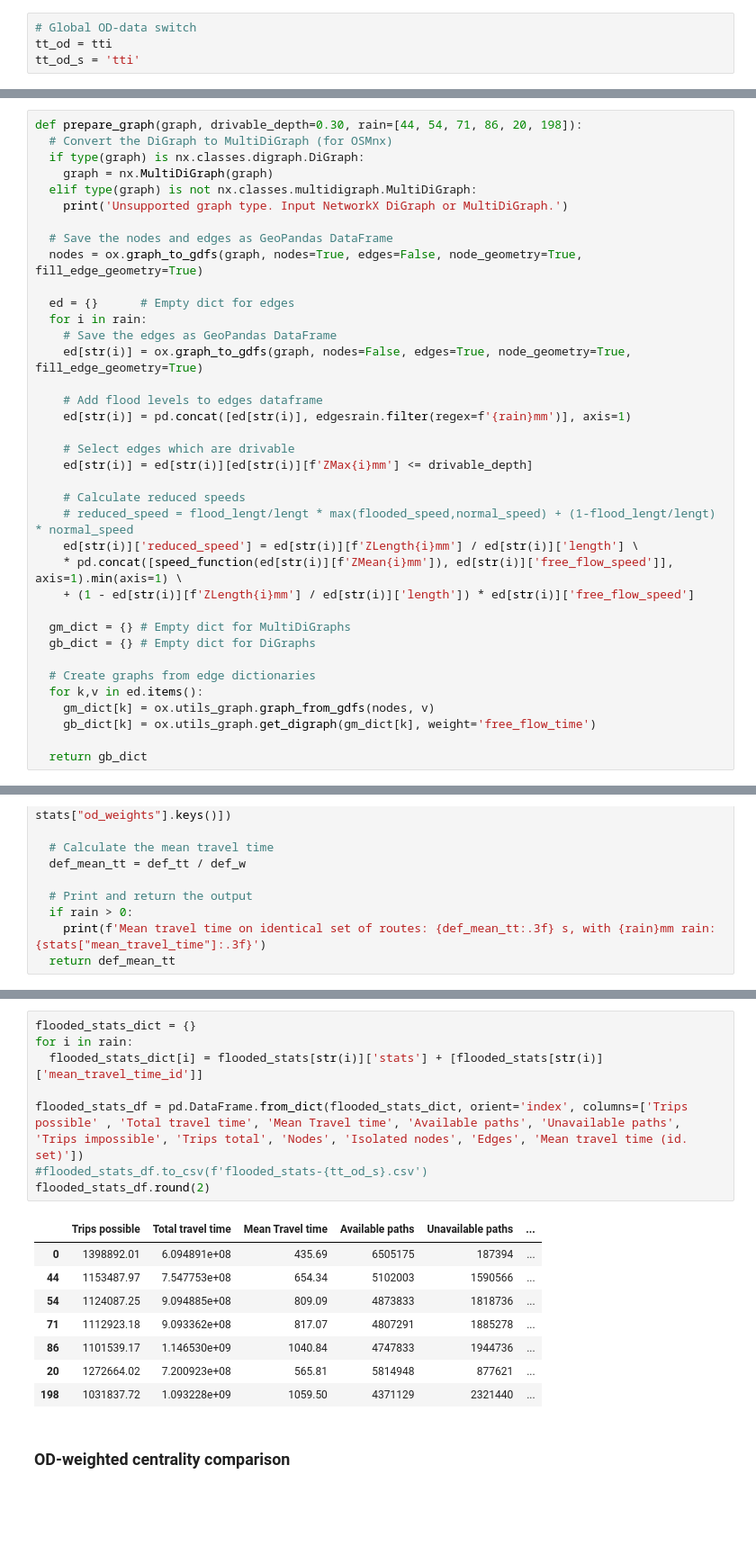
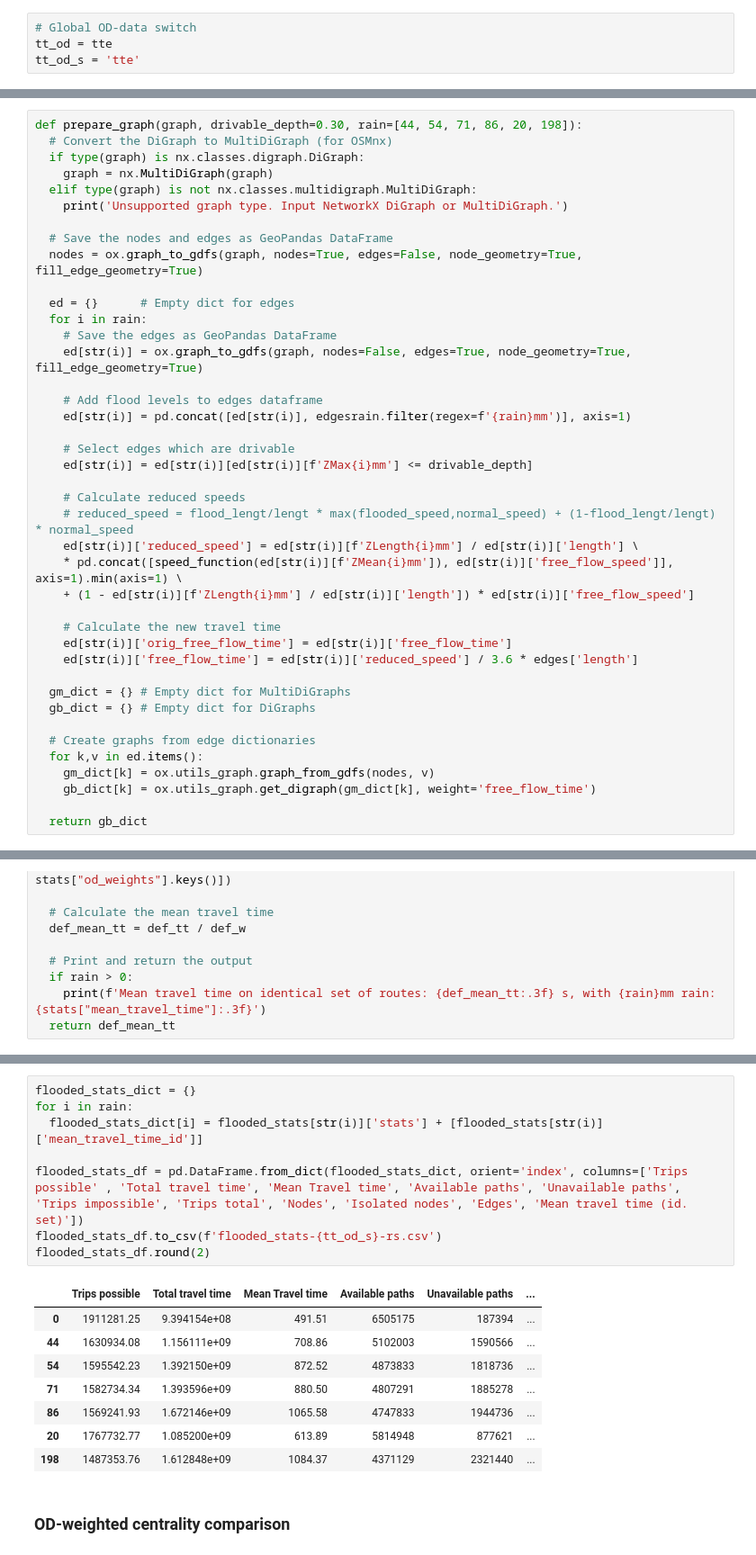
Before and after one commit to EwoutH/Helsinki-flood-BEP-project, a Jupyter notebook: road-graph/OSMnx_road_graph_analysis_BEP.ipynb, the cells around one changed output, grey strips where cells are left out. Shown at 90% size. Cells and saved outputs as stored; diff of their text form; blank space fills up the shorter version.

```diff
--- a/road-graph/OSMnx_road_graph_analysis_BEP.ipynb
+++ b/road-graph/OSMnx_road_graph_analysis_BEP.ipynb
@@ -260,7 +260,7 @@ print(timeit.timeit(lambda: tte_dict[(1, 1)], number=10000))
 # %%
 # Global OD-data switch
-tt_od = tti
-tt_od_s = 'tti'
+tt_od = tte
+tt_od_s = 'tte'
 # %% [markdown]
 ### Add rain depths to edges
 # %%
@@ -341,6 +342,10 @@ def prepare_graph(graph, drivable_depth=0.30, rain=[44, 54, 71, 86, 20, 198]):
     * pd.concat([speed_function(ed[str(i)][f'ZMean{i}mm']), ed[str(i)]['free_flow_speed']], axis=1).min(axis=1) \
     + (1 - ed[str(i)][f'ZLength{i}mm'] / ed[str(i)]['length']) * ed[str(i)]['free_flow_speed']
 
+    # Calculate the new travel time
+    ed[str(i)]['orig_free_flow_time'] = ed[str(i)]['free_flow_time']
+    ed[str(i)]['free_flow_time'] = ed[str(i)]['reduced_speed'] / 3.6 * edges['length']
+
   gm_dict = {} # Empty dict for MultiDiGraphs
   gb_dict = {} # Empty dict for DiGraphs
 
@@ -541,20 +546,20 @@ Mean travel time on identical set of routes: 424.179 s, with 198mm rain: 1059.49
 # %%
 flooded_stats_dict = {}
 for i in rain:
   flooded_stats_dict[i] = flooded_stats[str(i)]['stats'] + [flooded_stats[str(i)]['mean_travel_time_id']]
 
 flooded_stats_df = pd.DataFrame.from_dict(flooded_stats_dict, orient='index', columns=['Trips possible' , 'Total travel time', 'Mean Travel time', 'Available paths', 'Unavailable paths', 'Trips impossible', 'Trips total', 'Nodes', 'Isolated nodes', 'Edges', 'Mean travel time (id. set)'])
-#flooded_stats_df.to_csv(f'flooded_stats-{tt_od_s}.csv')
+flooded_stats_df.to_csv(f'flooded_stats-{tt_od_s}-rs.csv')
 flooded_stats_df.round(2)
 # %% [output]
 |  | Trips possible | Total travel time | Mean Travel time | Available paths | Unavailable paths | ... |
-| 0 | 1398892.01 | 6.094891e+08 | 435.69 | 6505175 | 187394 | ... |
-| 44 | 1153487.97 | 7.547753e+08 | 654.34 | 5102003 | 1590566 | ... |
-| 54 | 1124087.25 | 9.094885e+08 | 809.09 | 4873833 | 1818736 | ... |
-| 71 | 1112923.18 | 9.093362e+08 | 817.07 | 4807291 | 1885278 | ... |
-| 86 | 1101539.17 | 1.146530e+09 | 1040.84 | 4747833 | 1944736 | ... |
-| 20 | 1272664.02 | 7.200923e+08 | 565.81 | 5814948 | 877621 | ... |
-| 198 | 1031837.72 | 1.093228e+09 | 1059.50 | 4371129 | 2321440 | ... |
+| 0 | 1911281.25 | 9.394154e+08 | 491.51 | 6505175 | 187394 | ... |
+| 44 | 1630934.08 | 1.156111e+09 | 708.86 | 5102003 | 1590566 | ... |
+| 54 | 1595542.23 | 1.392150e+09 | 872.52 | 4873833 | 1818736 | ... |
+| 71 | 1582734.34 | 1.393596e+09 | 880.50 | 4807291 | 1885278 | ... |
+| 86 | 1569241.93 | 1.672146e+09 | 1065.58 | 4747833 | 1944736 | ... |
+| 20 | 1767732.77 | 1.085200e+09 | 613.89 | 5814948 | 877621 | ... |
+| 198 | 1487353.76 | 1.612848e+09 | 1084.37 | 4371129 | 2321440 | ... |
 # %% [markdown]
 ### OD-weighted centrality comparison
 # %%
```
Also changed, not shown: parts of 19 cells of this notebook.
